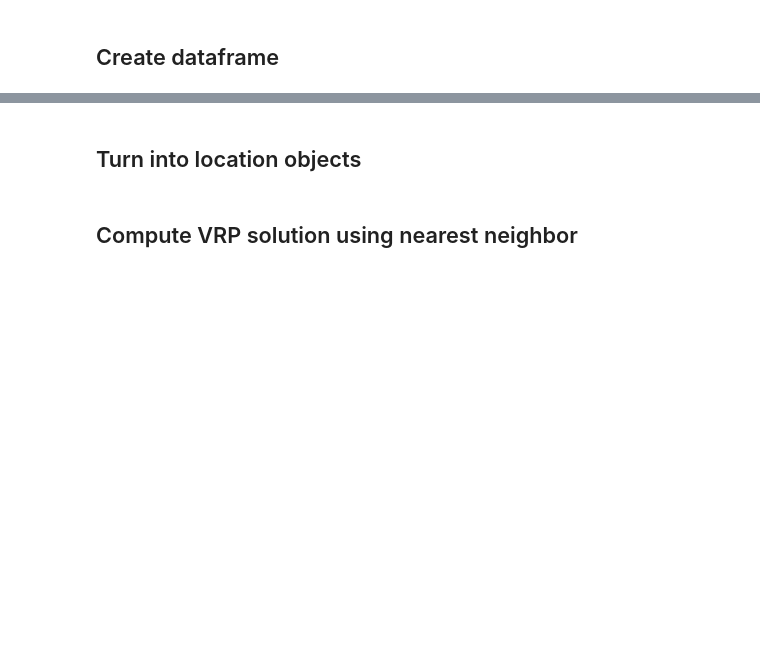
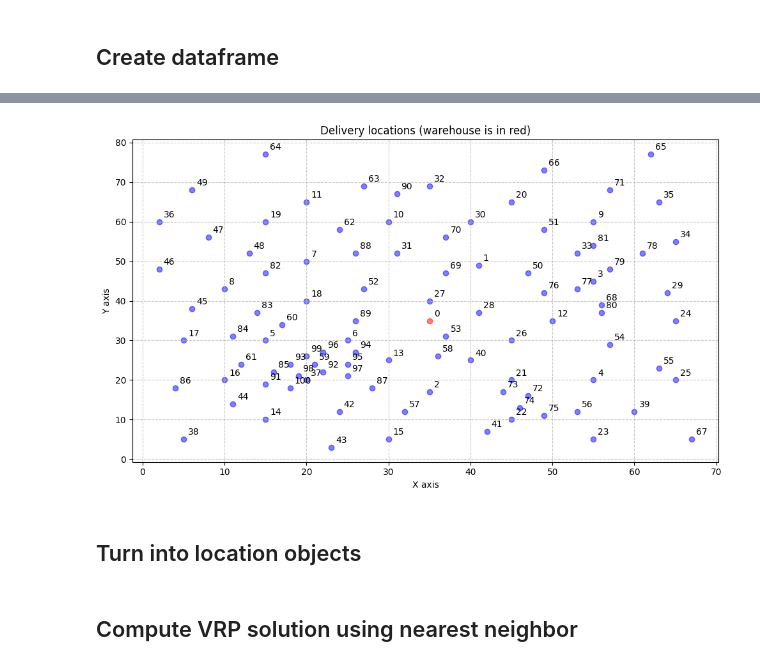
Before and after one commit to kellianb/AdvancedAlgorithmsProject, a Jupyter notebook: main.ipynb, the cells around one changed output, grey strips where cells are left out. Cells and saved outputs as stored; diff of their text form; code cells hidden in the pictures; blank space fills up the shorter version.

```diff
--- a/main.ipynb
+++ b/main.ipynb
@@ -68,6 +96,8 @@ parsed
 # %%
 import pandas as pd
 
-locations = pd.DataFrame(parsed, columns=["id", "x", "y", "demand", "ready_time", "due_date", "service"])
+locations = pd.DataFrame(
+    parsed, columns=["id", "x", "y", "demand", "ready_time", "due_date", "service"]
+)
 
 locations
@@ -74,35 +118,38 @@ locations
 # %%
 import matplotlib.pyplot as plt
 
 # Create the scatter plot
 plt.figure(figsize=(10, 6))
 
 # Draw warehouse
-plt.scatter(locations['x'][0], locations['y'][0], c='red', alpha=0.5)
+plt.scatter(locations["x"][0], locations["y"][0], c="red", alpha=0.5)
 
 # Draw customers
-plt.scatter(locations['x'][1:], locations['y'][1:], c='blue', alpha=0.5)
+plt.scatter(locations["x"][1:], locations["y"][1:], c="blue", alpha=0.5)
 
 # Add labels for each point
 for i, row in locations.iterrows():
-    plt.annotate(row['id'],
-                 (row['x'], row['y']),
-                 xytext=(5, 5),  # 5 points offset
-                 textcoords='offset points',
-                 fontsize=10,
-                 ha='left')  # horizontal alignment
-
+    plt.annotate(
+        row["id"],
+        (row["x"], row["y"]),
+        xytext=(5, 5),  # 5 points offset
+        textcoords="offset points",
+        fontsize=10,
+        ha="left",
+    )  # horizontal alignment
 
 
 # Customize the plot
-plt.title('Delivery locations (warehouse is in red)')
-plt.xlabel('X axis')
-plt.ylabel('Y axis')
-plt.grid(True, linestyle='--', alpha=0.7)
+plt.title("Delivery locations (warehouse is in red)")
+plt.xlabel("X axis")
+plt.ylabel("Y axis")
+plt.grid(True, linestyle="--", alpha=0.7)
 
 # Show the plot
 plt.tight_layout()
 plt.show()
+# %% [output]
+[figure, added]
 # %% [markdown]
 ## Turn into location objects
 # %%
```
Also changed, not shown: parts of 4 cells of this notebook.
